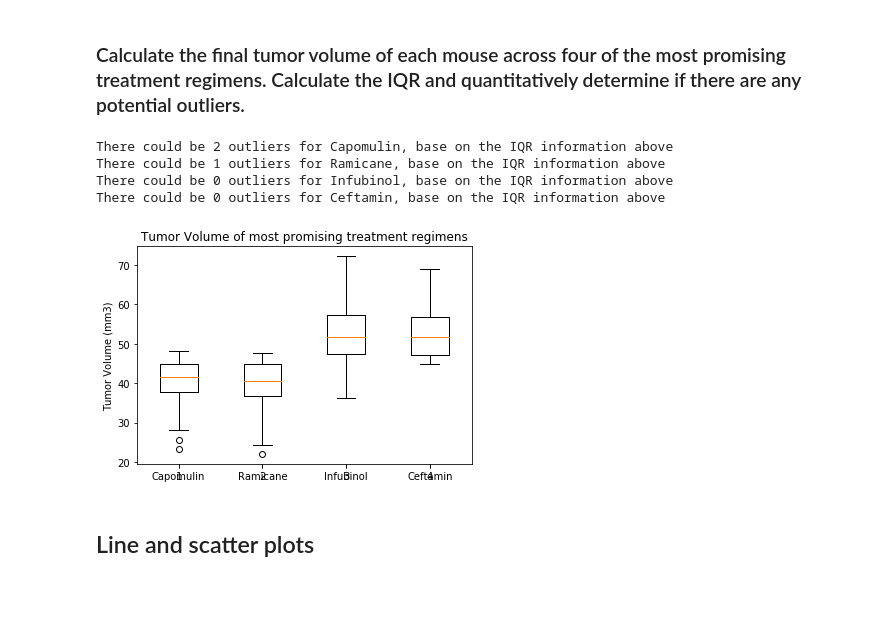
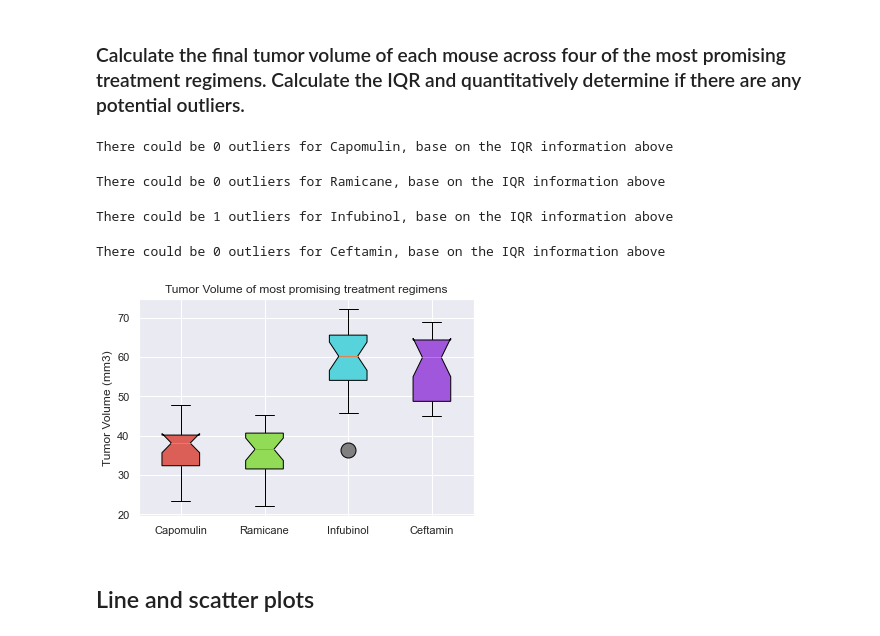
Before and after one commit to cckuqui/Matplotlib-challenge, a Jupyter notebook: main.ipynb, the cells around one changed output. Cells and saved outputs as stored; diff of their text form; code cells hidden in the pictures; blank space fills up the shorter version.

Commit message:
boxplot with colors

```diff
--- a/main.ipynb
+++ b/main.ipynb
@@ -98,6 +100,6 @@ plt.show()
 # %%
-# Capomulin
-treatment_capo = mouse_results.loc[mouse_results['Drug Regimen']=='Capomulin']['Tumor Volume (mm3)']
+# Capomulin information
+treatment_capo = max_tumor.loc[max_tumor['Drug Regimen']=='Capomulin']['Tumor Volume (mm3)']
 
 quartiles_capo = treatment_capo.quantile([.25,.5,.75])
 lowerq_capo = quartiles_capo[0.25]
@@ -108,9 +110,13 @@ lower_bound_capo = lowerq_capo - (1.5*iqr_capo)
 upper_bound_capo = upperq_capo + (1.5*iqr_capo)
 
 outlier_volumes_capo = treatment_capo.loc[(treatment_capo < lower_bound_capo) | (treatment_capo > upper_bound_capo)]
+
+print(f'There could be {len(outlier_volumes_capo)} outliers for Capomulin, base on the IQR information above')
+# %% [output]
+There could be 0 outliers for Capomulin, base on the IQR information above
 # %%
-# Ramicane
-treatment_rami = mouse_results.loc[(mouse_results['Drug Regimen']=='Ramicane')]['Tumor Volume (mm3)']
+# Ramicane information
+treatment_rami = max_tumor.loc[(max_tumor['Drug Regimen']=='Ramicane')]['Tumor Volume (mm3)']
 
 quartiles_rami = treatment_rami.quantile([.25,.5,.75])
 lowerq_rami = quartiles_rami[0.25]
@@ -121,9 +127,13 @@ lower_bound_rami = lowerq_rami - (1.5*iqr_rami)
 upper_bound_rami = upperq_rami + (1.5*iqr_rami)
 
 outlier_volumes_rami = treatment_rami.loc[(treatment_rami < lower_bound_rami) | (treatment_rami > upper_bound_rami)]
+
+print(f'There could be {len(outlier_volumes_rami)} outliers for Ramicane, base on the IQR information above')
+# %% [output]
+There could be 0 outliers for Ramicane, base on the IQR information above
 # %%
-# Infubinol
-treatment_infu = mouse_results.loc[(mouse_results['Drug Regimen']=='Infubinol')]['Tumor Volume (mm3)']
+# Infubinol information
+treatment_infu = max_tumor.loc[(max_tumor['Drug Regimen']=='Infubinol')]['Tumor Volume (mm3)']
 
 quartiles_infu = treatment_infu.quantile([.25,.5,.75])
 lowerq_infu = quartiles_infu[0.25]
@@ -134,9 +144,13 @@ lower_bound_infu = lowerq_infu - (1.5*iqr_infu)
 upper_bound_infu = upperq_infu + (1.5*iqr_infu)
 
 outlier_volumes_infu = treatment_infu.loc[(treatment_infu < lower_bound_infu) | (treatment_infu > upper_bound_infu)]
+
+print(f'There could be {len(outlier_volumes_infu)} outliers for Infubinol, base on the IQR information above')
+# %% [output]
+There could be 1 outliers for Infubinol, base on the IQR information above
 # %%
-# Ceftamin
-treatment_ceft = mouse_results.loc[(mouse_results['Drug Regimen']=='Ceftamin')]['Tumor Volume (mm3)']
+# Ceftamin information
+treatment_ceft = max_tumor.loc[(max_tumor['Drug Regimen']=='Ceftamin')]['Tumor Volume (mm3)']
 
 quartiles_ceft = treatment_ceft.quantile([.25,.5,.75])
 lowerq_ceft = quartiles_ceft[0.25]
@@ -147,30 +161,29 @@ lower_bound_ceft = lowerq_ceft - (1.5*iqr_ceft)
 upper_bound_ceft = upperq_ceft + (1.5*iqr_ceft)
 
 outlier_volumes_ceft = treatment_ceft.loc[(treatment_ceft < lower_bound_ceft) | (treatment_ceft > upper_bound_ceft)]
+
+print(f'There could be {len(outlier_volumes_ceft)} outliers for Ceftamin, base on the IQR information above')
+# %% [output]
+There could be 0 outliers for Ceftamin, base on the IQR information above
-# %%
-# Results of outliers
-print(f'There could be {len(outlier_volumes_capo)} outliers for Capomulin, base on the IQR information above')
-print(f'There could be {len(outlier_volumes_rami)} outliers for Ramicane, base on the IQR information above')
-print(f'There could be {len(outlier_volumes_infu)} outliers for Infubinol, base on the IQR information above')
-print(f'There could be {len(outlier_volumes_ceft)} outliers for Ceftamin, base on the IQR information above')
-# Capomulin, Ramicane, Infubinol, and Ceftamin
-# %% [output]
-There could be 2 outliers for Capomulin, base on the IQR information above
-There could be 1 outliers for Ramicane, base on the IQR information above
-There could be 0 outliers for Infubinol, base on the IQR information above
-There could be 0 outliers for Ceftamin, base on the IQR information above
 # %%
 # Generate a box plot of the final tumor volume of each mouse across four regimens of interest
-data = [treatment_capo,treatment_rami,treatment_infu,treatment_ceft]
+colors = sns.color_palette("hls", 4)
+box = plt.boxplot(
+    [treatment_capo,treatment_rami,treatment_infu,treatment_ceft],
+    labels=['Capomulin','Ramicane','Infubinol','Ceftamin'],
+    patch_artist=True,
+    notch=True,
+    flierprops=dict(markerfacecolor='gray',markersize=15)
+)
+for b in box:
+    for patch, color in zip(box['boxes'], colors):
+        patch.set_facecolor(color)
 
-fig1, ax1 = plt.subplots()
-ax1.set_title('Tumor Volume of most promising treatment regimens')
-plt.xticks([1,2,3,4],['Capomulin','Ramicane','Infubinol','Ceftamin'])
-ax1.set_ylabel('Tumor Volume (mm3)')
-plt.boxplot(data)
+plt.title('Tumor Volume of most promising treatment regimens')
+plt.ylabel('Tumor Volume (mm3)')
 plt.show()
 # %% [output]
-[figure, old version]
+[figure, new version]
 # %% [markdown]
 ## Line and scatter plots
 # %%
```
Also changed, not shown: parts of 10 cells of this notebook.
